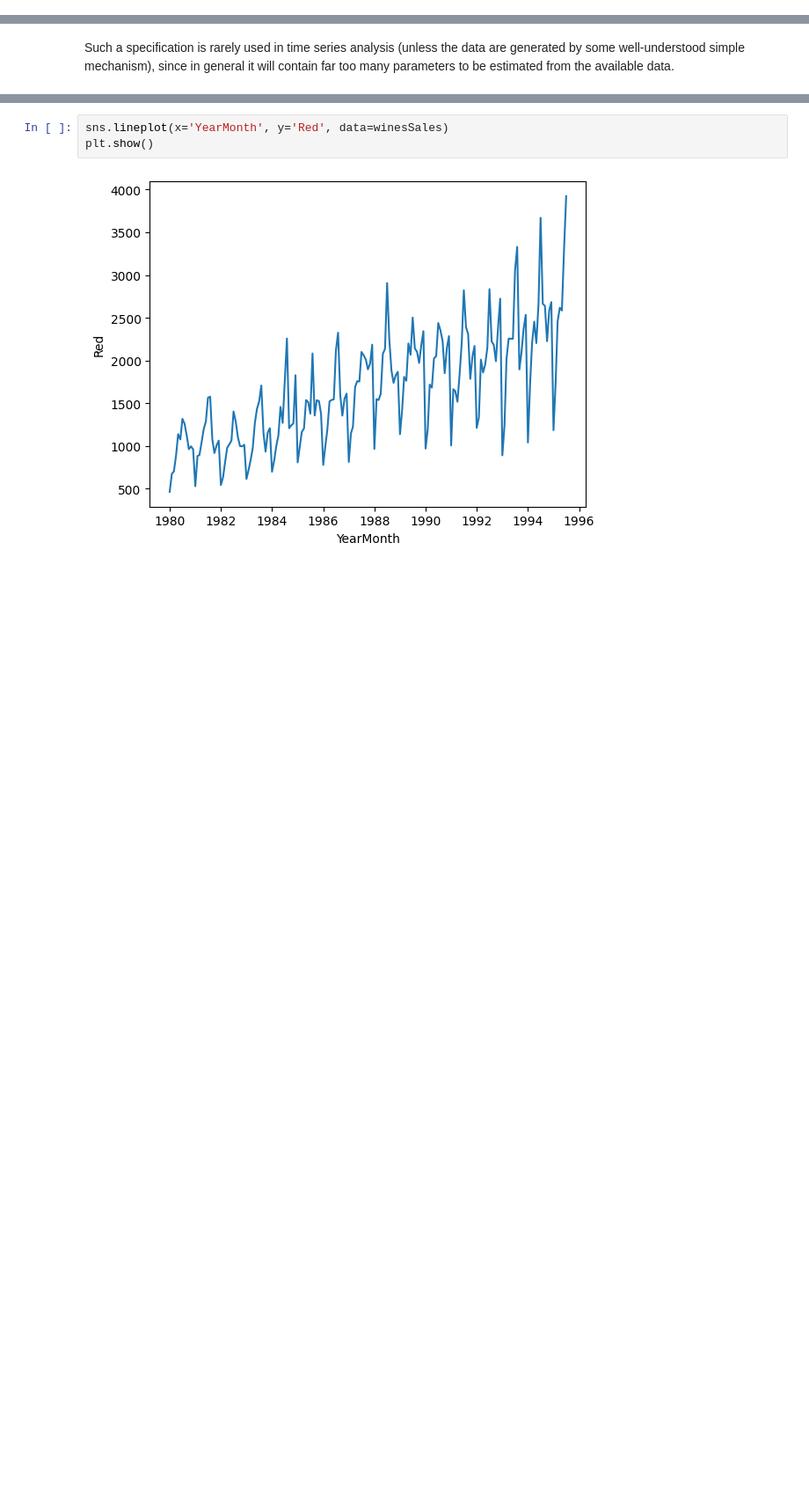
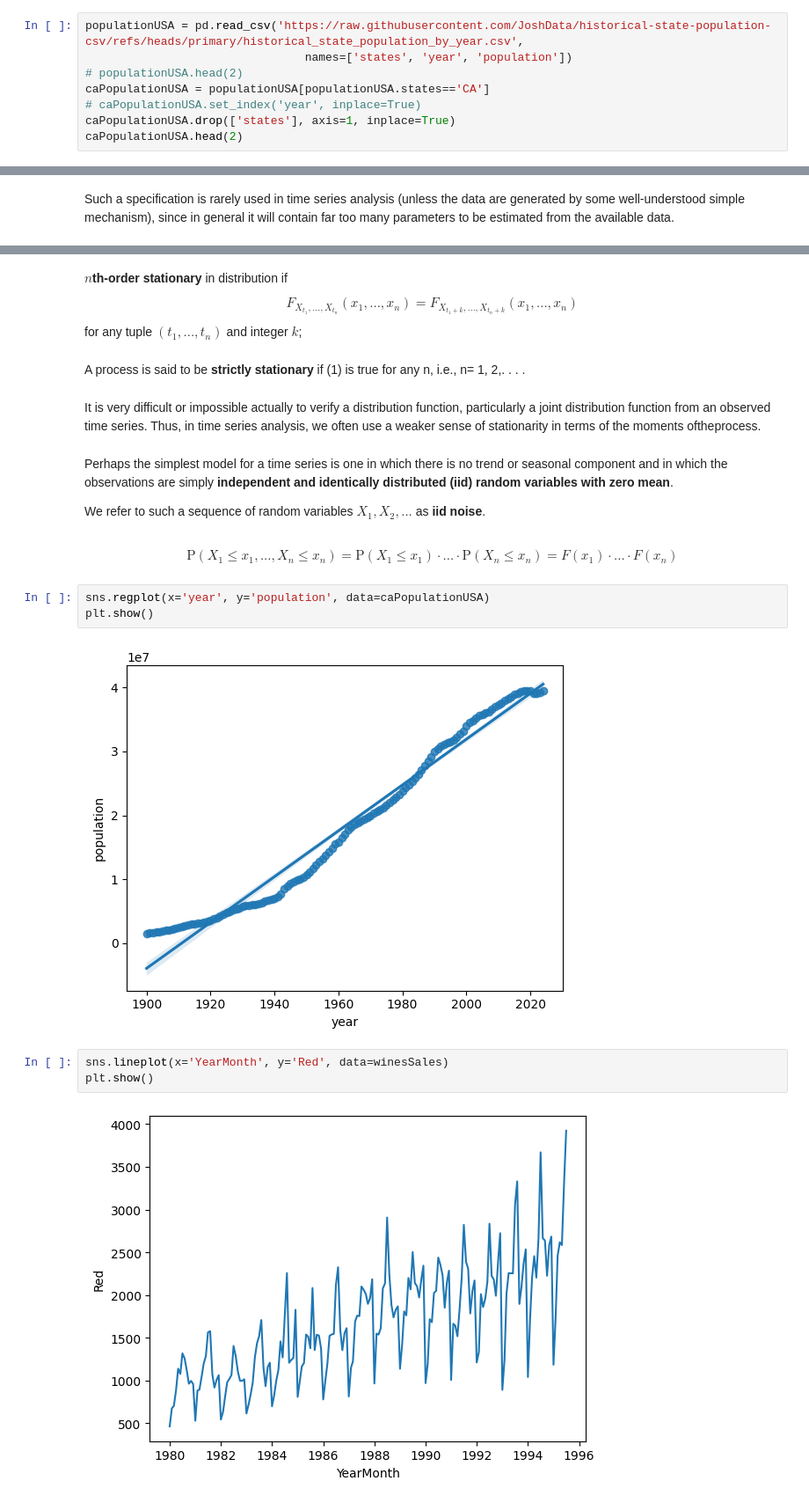
Before and after one commit to Bayan2019/kaz-gu, a Jupyter notebook: 01-ipynb/03-time-series-statistics/02-fundamentals.ipynb, the cells around one changed output, grey strips where cells are left out. Shown at 88% size. Saved outputs shown, nothing was run; the diff lists cells and outputs as text; blank space fills up the shorter version.

Commit message:
3 seminar of Time Series

```diff
--- a/01-ipynb/03-time-series-statistics/02-fundamentals.ipynb
+++ b/01-ipynb/03-time-series-statistics/02-fundamentals.ipynb
@@ -40,0 +37,8 @@ memory usage: 7.4 KB
+# %%
+populationUSA = pd.read_csv('https://raw.githubusercontent.com/JoshData/historical-state-population-csv/refs/heads/primary/historical_state_population_by_year.csv',
+                                names=['states', 'year', 'population'])
+# populationUSA.head(2)
+caPopulationUSA = populationUSA[populationUSA.states=='CA']
+# caPopulationUSA.set_index('year', inplace=True)
+caPopulationUSA.drop(['states'], axis=1, inplace=True)
+caPopulationUSA.head(2)
@@ -70,3 +86,28 @@ $$\rho(t, s) = \frac{\gamma(t, s)}{\sqrt{\sigma_t^2}\sqrt{\sigma_s^2}}$$
+# %% [markdown]
+$n$**th-order stationary** in distribution if
+\begin{equation}
+\tag{1}
+F_{X_{t_1}, ..., X_{t_n}}(x_1, ..., x_n) = F_{X_{t_1+k}, ..., X_{t_n+k}}(x_1, ..., x_n)
+\end{equation}
+for any tuple $(t_1, ..., t_n)$ and integer $k$;
+# %% [markdown]
+A process is said to be **strictly stationary** if (1) is true for any n, i.e., n= 1, 2,. . . .
+# %% [markdown]
+It is very difficult or impossible actually to verify a distribution function, particularly a joint distribution function from an observed time series.
+Thus, in time series analysis, we often use a weaker sense of stationarity in terms of the moments oftheprocess.
+# %% [markdown]
+Perhaps the simplest model for a time series is one in which there is no trend or seasonal component and in which the observations are simply **independent and identically distributed (iid) random variables with zero mean**.
+
+We refer to such a sequence of random variables $X_1, X_2, ...$ as **iid noise**.
+# %% [markdown]
+$$\mathrm{P}(X_1\leq x_1, ..., X_n\leq x_n) =
+\mathrm{P}(X_1\leq x_1) \cdot ... \cdot \mathrm{P}(X_n\leq x_n) =
+F(x_1)\cdot ... \cdot F(x_n)$$
+# %%
+sns.regplot(x='year', y='population', data=caPopulationUSA)
+plt.show()
+# %% [output]
+[figure, added]
 # %%
 sns.lineplot(x='YearMonth', y='Red', data=winesSales)
 plt.show()
```
Also changed, not shown: parts of 13 cells of this notebook, 3 other files.
